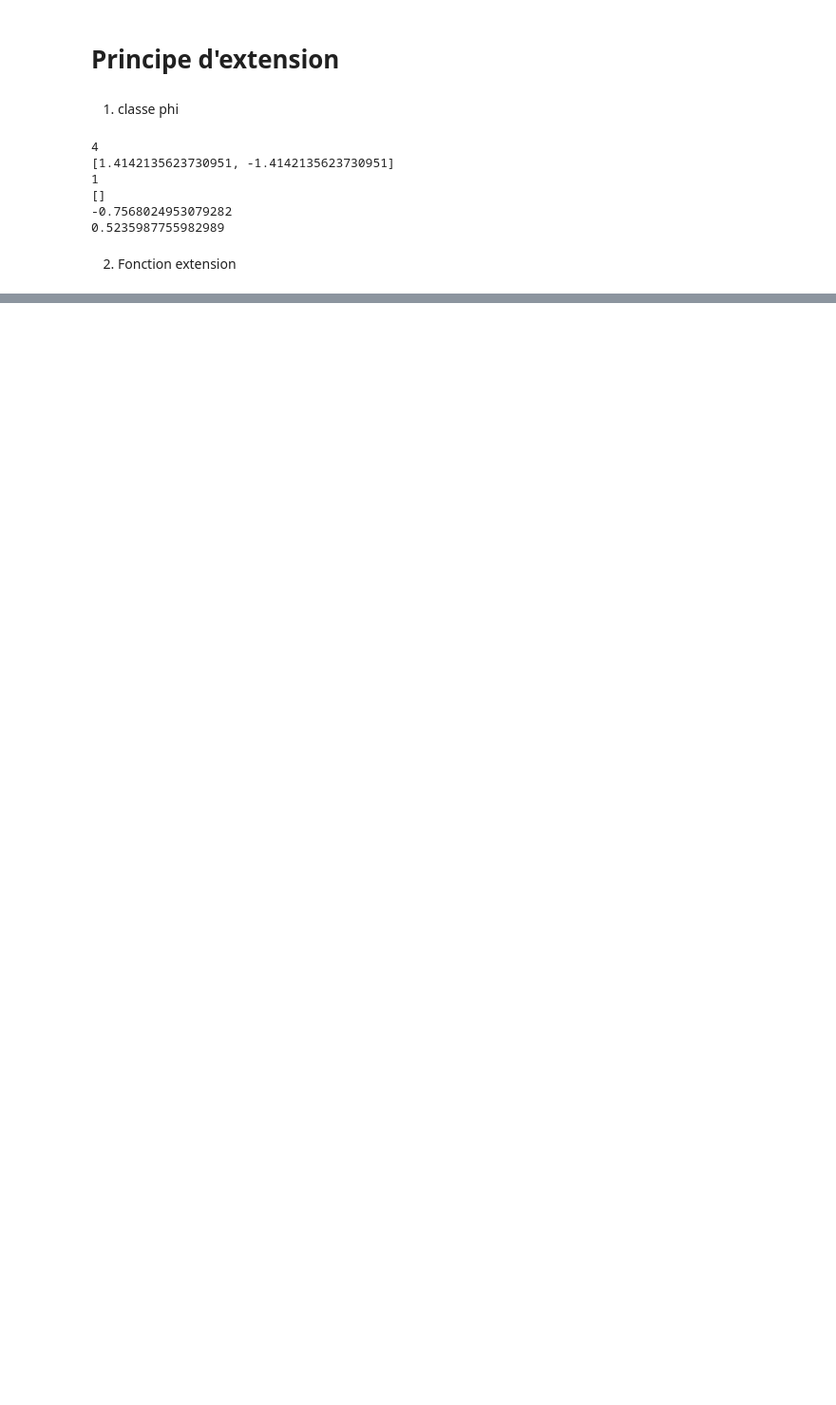
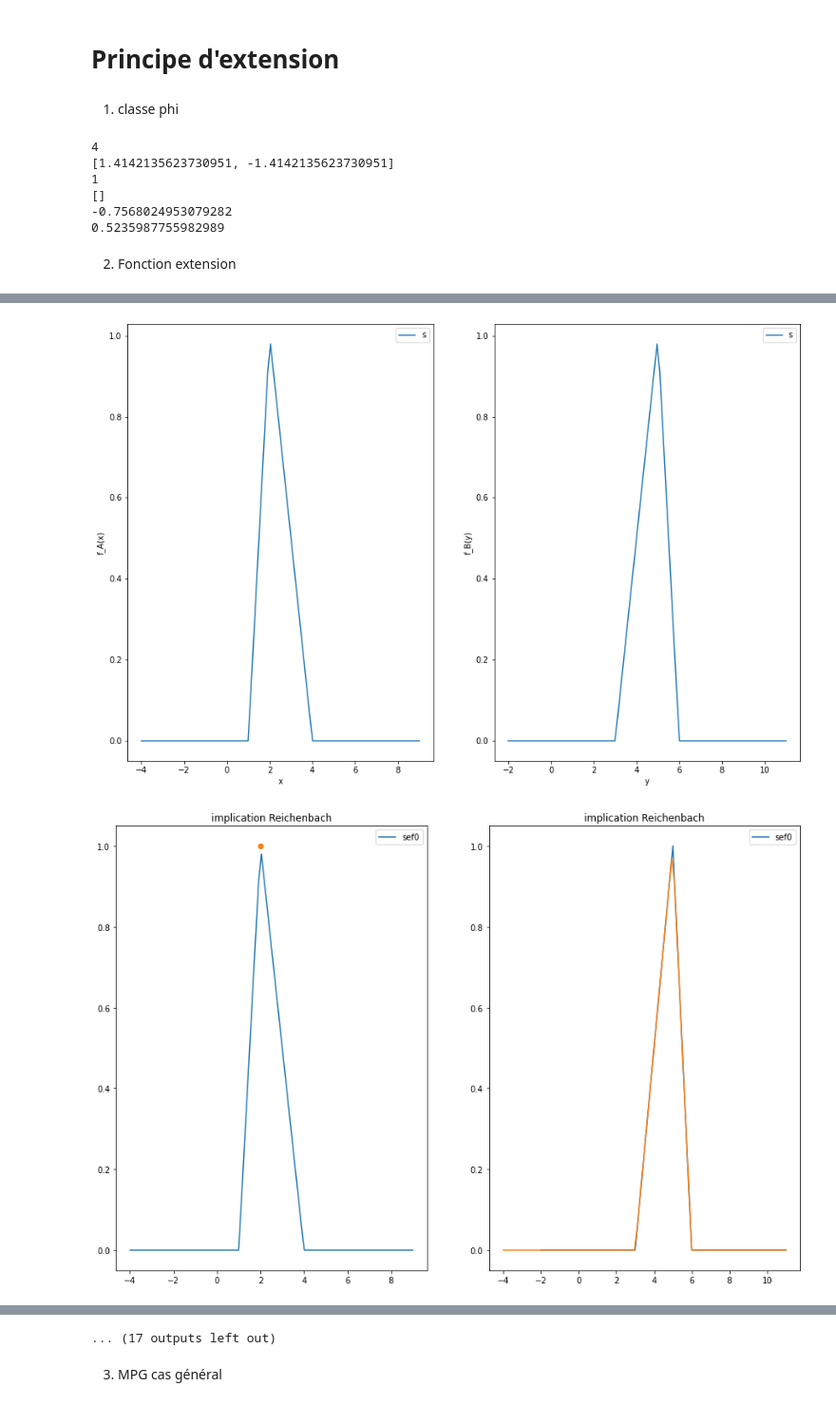
Before and after one commit to pidoux7/XAI, a Jupyter notebook: TME4/TME4.ipynb, the cells around one changed output, grey strips where cells are left out. Shown at 95% size. Drawn from its saved outputs; the diff is of its cells as text; code cells hidden in the pictures; blank space fills up the shorter version.

```diff
--- a/TME4/TME4.ipynb
+++ b/TME4/TME4.ipynb
@@ -524,0 +486,11 @@ visualisation([sef_piece, result],100)
+# %%
+def sous_ensemble_flou_b_prime(A,B,x0,F,n=100):
+    f_A = degre_appartenance(x0, A)
+    mini = min(A[0][0],B[0][0]) - 5
+    maxi = max(A[-1][0],B[-1][0]) + 5
+    y = np.linspace (mini,maxi,n)
+    f_b_prime = []
+    for y_i in y:
+        f_B = degre_appartenance(y_i, B)
+        f_b_prime.append(F(f_A,f_B))
+    return y,f_b_prime
@@ -524,0 +571,34 @@ visualisation([sef_piece, result],100)
+# %%
+A =[[1,0],[2,1],[4,0]]
+B =[[3,0],[5,1],[6,0]]
+plt.figure(figsize=(15,10))
+plt.subplot(1,2,1)
+visualisation([A],100)
+plt.legend('sef A')
+plt.xlabel('x')
+plt.ylabel('f_A(x)')
+plt.subplot(1,2,2)
+visualisation([B],100)
+plt.legend('sef B')
+plt.xlabel('y')
+plt.ylabel('f_B(y)')
+
+implication_liste = [ImpReichen(), ImpLuka(), ImpKleene(), ImpWillmott(), ImpBrouwer(), ImpGoguen(), ImpRescher()]
+x0_liste = [2,2.5,3,6]
+for imp in implication_liste:
+    for x0 in x0_liste:
+        fx0 = degre_appartenance(x0, A)
+        plt.figure(figsize=(15,10))
+        plt.subplot(1,2,1)
+        visualisation([A],100)
+        plt.plot(x0,fx0,'o',label=f'x0={x0}')
+        plt.title(f"{imp.nom}")
+        y, sous_ens = sous_ensemble_flou_b_prime(A,B,x0,imp)
+        plt.subplot(1,2,2)
+        visualisation([B],300)
+        plt.plot(y,sous_ens,label=f'implication {imp.nom}')
+        plt.title(f"{imp.nom}")
+        plt.show()
+# %% [output]
+[figure, added]
+[figure, added]
@@ -524,0 +615,3 @@ visualisation([sef_piece, result],100)
+... (17 outputs left out)
+# %% [markdown]
+3. MPG cas général
```
Also changed, not shown: parts of 27 cells of this notebook.
